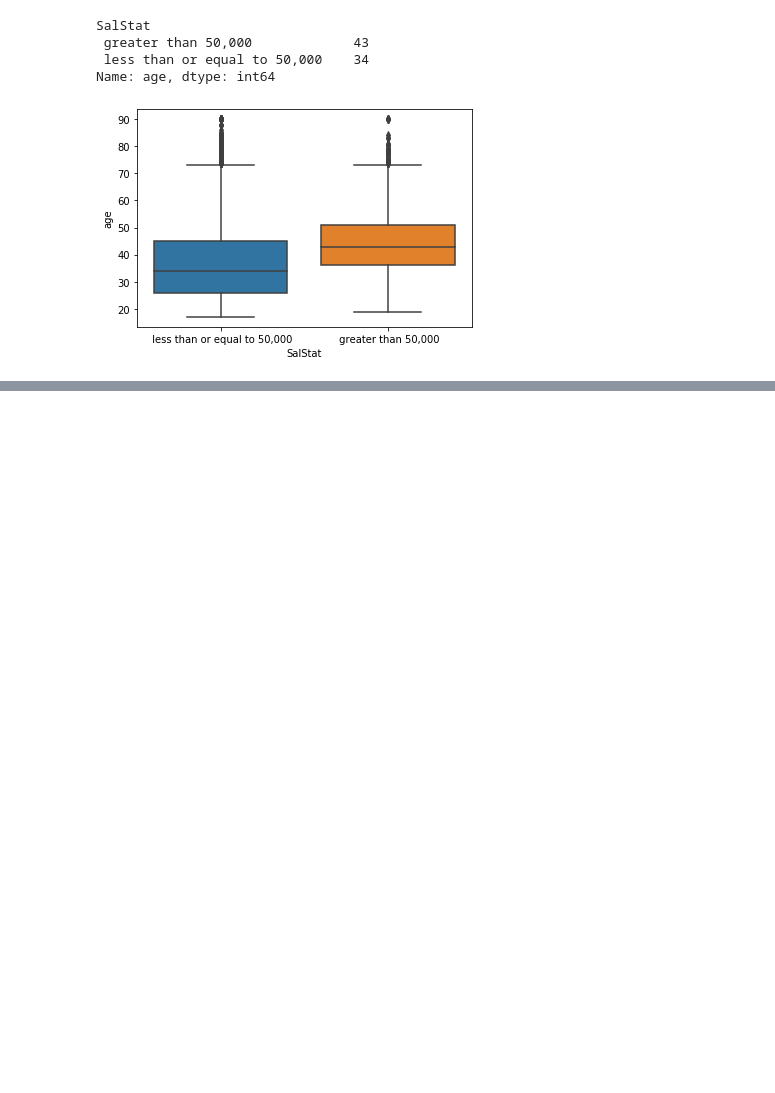
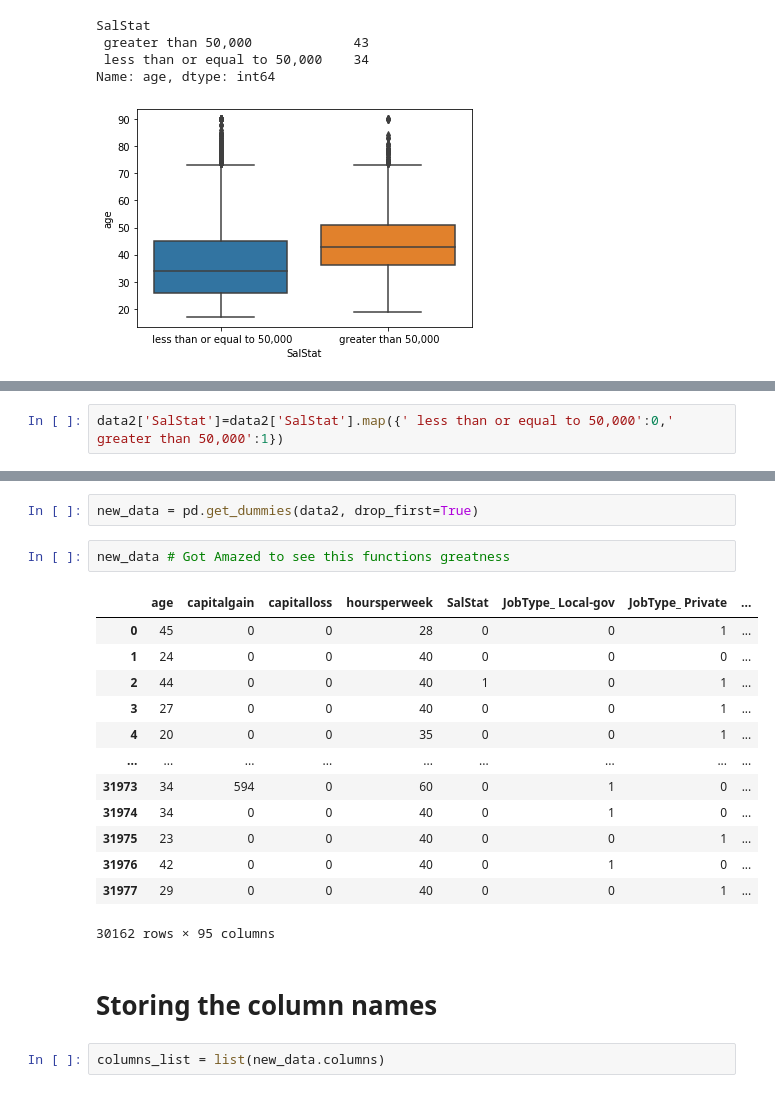
Before and after one commit to ManishShah120/Py4DSci, a Jupyter notebook: ClassifyingPersonalIncome.ipynb, the cells around one changed output, grey strips where cells are left out. Drawn from its saved outputs; the diff is of its cells as text; blank space fills up the shorter version.

```diff
--- a/ClassifyingPersonalIncome.ipynb
+++ b/ClassifyingPersonalIncome.ipynb
@@ -366,0 +391,2 @@ Name: age, dtype: int64
+# %%
+data2['SalStat']=data2['SalStat'].map({' less than or equal to 50,000':0,' greater than 50,000':1})
@@ -366,0 +417,22 @@ Name: age, dtype: int64
+# %%
+new_data = pd.get_dummies(data2, drop_first=True)
+# %%
+new_data # Got Amazed to see this functions greatness
+# %% [output]
+|  | age | capitalgain | capitalloss | hoursperweek | SalStat | JobType_ Local-gov | JobType_ Private | ... |
+| 0 | 45 | 0 | 0 | 28 | 0 | 0 | 1 | ... |
+| 1 | 24 | 0 | 0 | 40 | 0 | 0 | 0 | ... |
+| 2 | 44 | 0 | 0 | 40 | 1 | 0 | 1 | ... |
+| 3 | 27 | 0 | 0 | 40 | 0 | 0 | 1 | ... |
+| 4 | 20 | 0 | 0 | 35 | 0 | 0 | 1 | ... |
+| ... | ... | ... | ... | ... | ... | ... | ... | ... |
+| 31973 | 34 | 594 | 0 | 60 | 0 | 1 | 0 | ... |
+| 31974 | 34 | 0 | 0 | 40 | 0 | 1 | 0 | ... |
+| 31975 | 23 | 0 | 0 | 40 | 0 | 0 | 1 | ... |
+| 31976 | 42 | 0 | 0 | 40 | 0 | 1 | 0 | ... |
+| 31977 | 29 | 0 | 0 | 40 | 0 | 0 | 1 | ... |
+30162 rows × 95 columns
+# %% [markdown]
+# Storing the column names
+# %%
+columns_list = list(new_data.columns)
```
Also changed, not shown: parts of 18 cells of this notebook.
